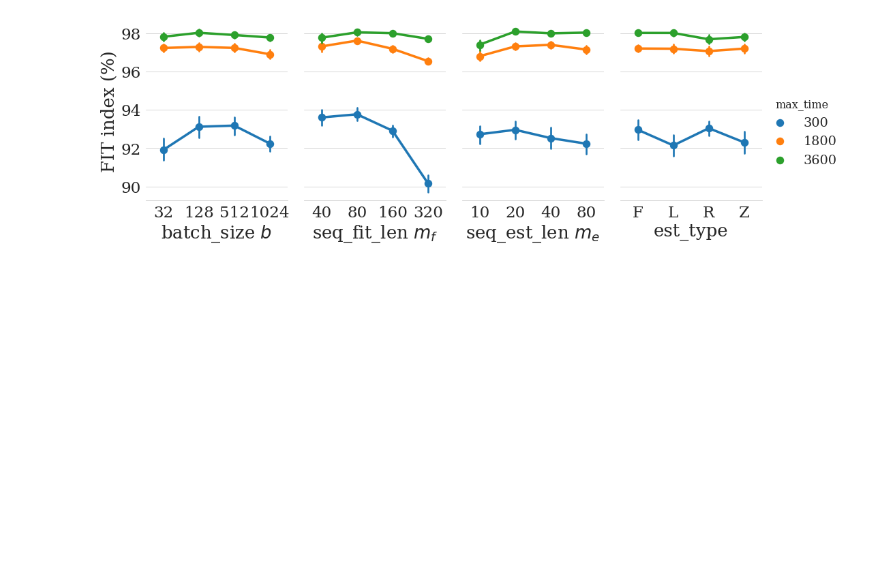
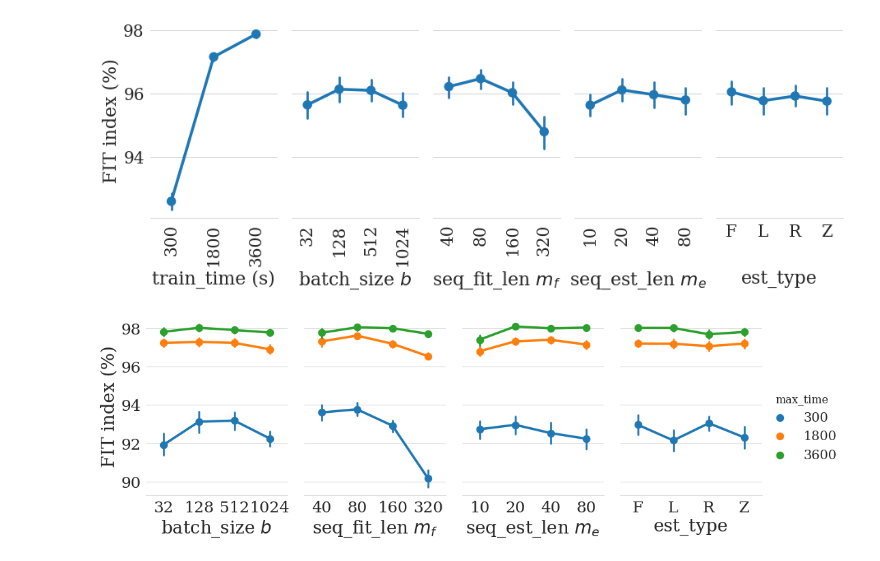
Before and after one commit to forgi86/sysid-neural-estimator, a Jupyter notebook: examples/wh2009/does/doe5_paper_figures.ipynb, the cells around one changed output. Drawn from its saved outputs; the diff is of its cells as text; code cells hidden in the pictures; blank space fills up the shorter version.

Commit message:
paper figure modified

```diff
--- a/examples/wh2009/does/doe5_paper_figures.ipynb
+++ b/examples/wh2009/does/doe5_paper_figures.ipynb
@@ -37,30 +37,32 @@ for factor in factors:
 # %%
 # Full results: main effects
 factors = ["max_time", "batch_size", "seq_len", "seq_est_len",  "est_type"]
 factor_names = ["train_time (s)",
                 "batch_size $b$",
                 "seq_fit_len $m_f$",
                 "seq_est_len $m_e$",
                 "est_type"]
 
 #fig, ax = pyplot.subplots(figsize=(10,10))
 g = sns.PairGrid(df_res, y_vars=response,
                  x_vars=factors, # all factors
                  height=5, aspect=.5)
 g.map(sns.pointplot, scale=1.3)
 sns.despine(fig=g.fig, left=True)
 
 for idx in range(len(factors)):
-    g.axes[0, idx].xaxis.set_label_text(factor_names[idx], fontsize = 20)
+    g.axes[0, idx].xaxis.set_label_text(factor_names[idx], fontsize = 22)
     g.axes[0, idx].xaxis.set_tick_params(labelsize=20, rotation=90)
-    g.axes[0, idx].yaxis.set_label_text("FIT index (%)", fontsize = 20)
+    g.axes[0, idx].yaxis.set_label_text("FIT index (%)", fontsize = 22)
     g.axes[0, idx].yaxis.set_tick_params(labelsize=20)
 g.axes[0, 4].xaxis.set_tick_params(labelsize=20, rotation=0)
 g.fig.align_xlabels()
-g.fig.set_size_inches(12, 5)
+g.fig.set_size_inches(13, 5)
 plt.tight_layout()
 plt.savefig("wh_main_effects.pdf")
 # Biggest effect seems to be max_time
+# %% [output]
+[figure, added]
 # %%
 font = {'size'   : 16,
         'family': 'serif'}
```
